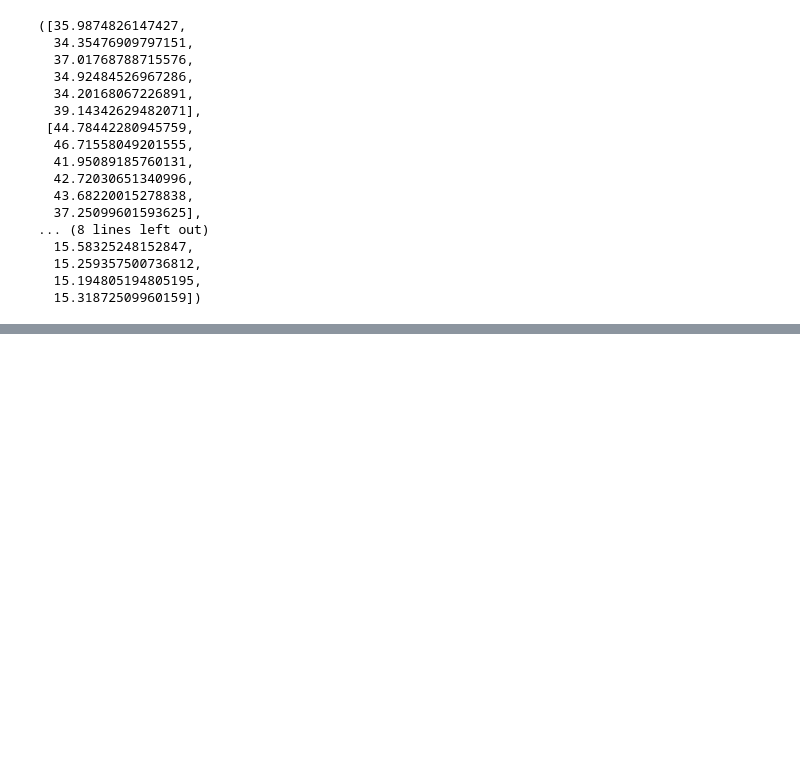
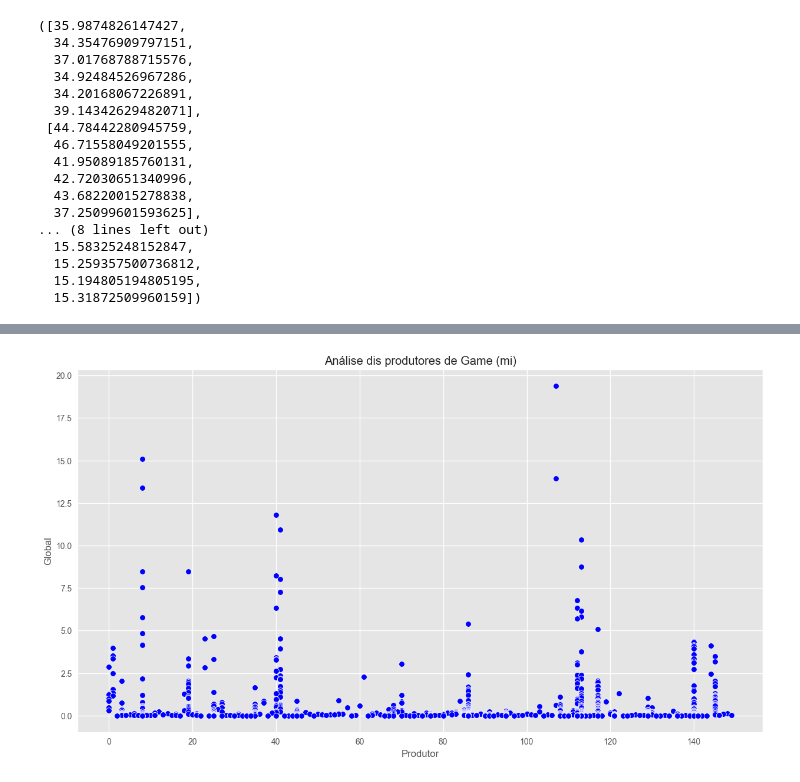
Before and after one commit to Gfirmino95/Analise-de-dados-vendas-de-video-game, a Jupyter notebook: Análise Mercado de Games.ipynb, the cells around one changed output, grey strips where cells are left out. Saved outputs shown, nothing was run; the diff lists cells and outputs as text; code cells hidden in the pictures; blank space fills up the shorter version.

Commit message:
Concluindo
Concluindo projeto de analisa de games do ps4.

```diff
--- a/Análise Mercado de Games.ipynb
+++ b/Análise Mercado de Games.ipynb
@@ -153,0 +180,11 @@ plt.title('Analise distribuição por continentes')
+# %%
+from sklearn.preprocessing import LabelEncoder
+
+Funcao_Label = LabelEncoder()
+
+df['Produtor'] = Funcao_Label.fit_transform(df['Publisher'])
+df['Genero'] = Funcao_Label.fit_transform(df['Genre'])
+df['Jogo'] = Funcao_Label.fit_transform(df['Game'])
+
+
+df
@@ -153,0 +221,6 @@ plt.title('Analise distribuição por continentes')
+# %%
+plt.figure(figsize=(15,8))
+plt.title('Análise dis produtores de Game (mi)')
+sns.scatterplot(df, x='Produtor', y='Global', color ='#0000FF');
+# %% [output]
+[figure, added]
```
Also changed, not shown: parts of 13 cells of this notebook, 3 other files.
